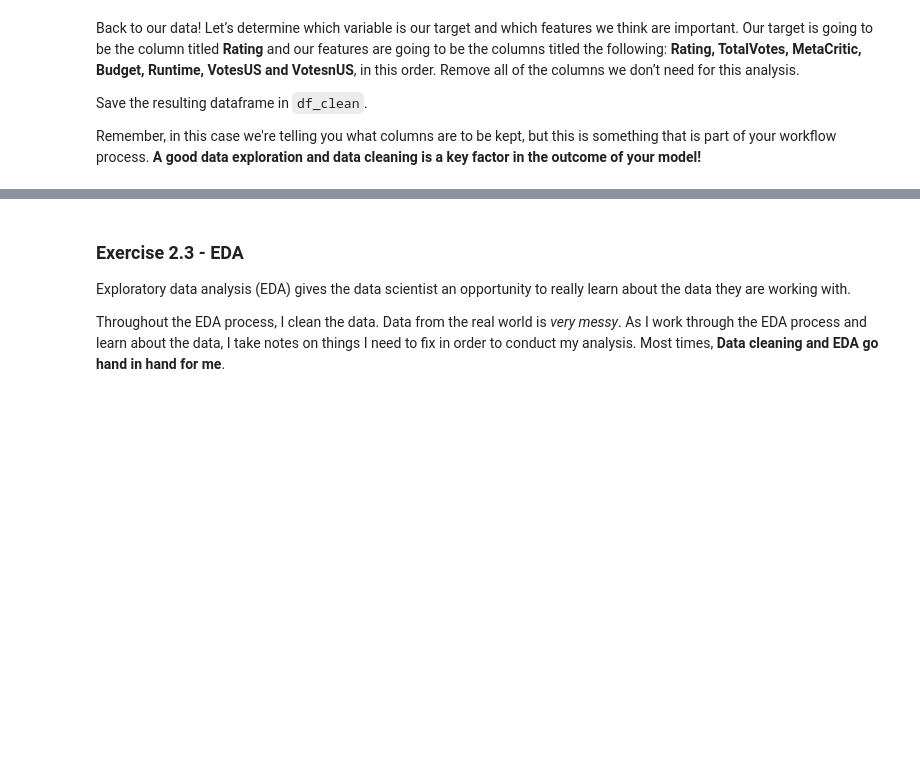
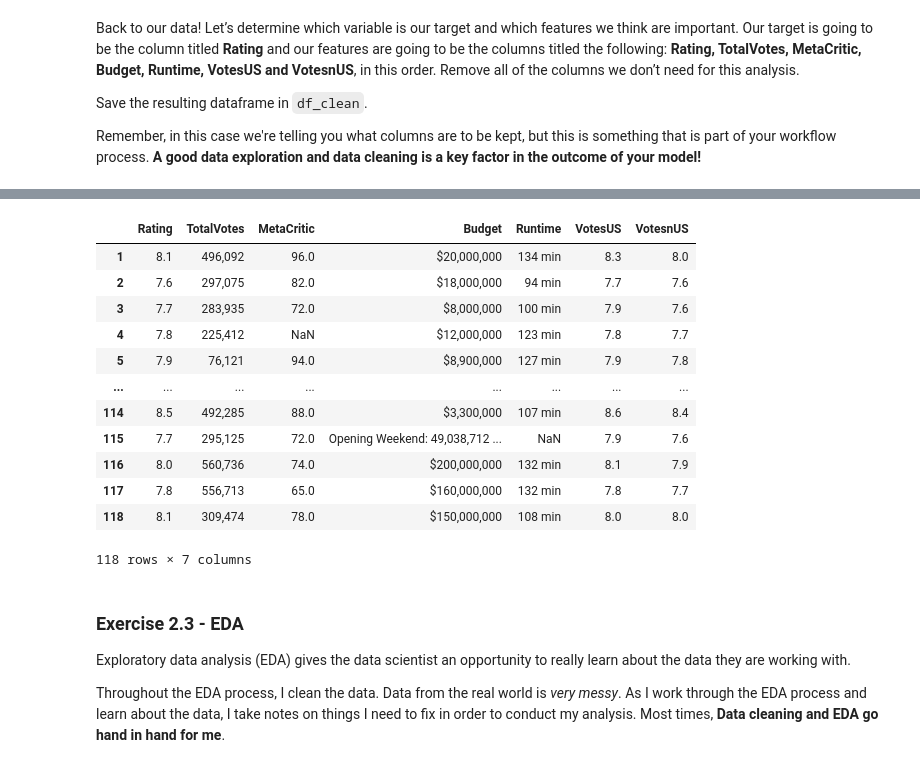
Before and after one commit to DarynaP/batch6-workspace, a Jupyter notebook: S01 - Bootcamp and Binary Classification 2/SLU16 - Workflow/Exercise notebook.ipynb, the cells around one changed output, grey strips where cells are left out. Saved outputs shown, nothing was run; the diff lists cells and outputs as text; code cells hidden in the pictures; blank space fills up the shorter version.

```diff
--- a/S01 - Bootcamp and Binary Classification 2/SLU16 - Workflow/Exercise notebook.ipynb
+++ b/S01 - Bootcamp and Binary Classification 2/SLU16 - Workflow/Exercise notebook.ipynb
@@ -173,11 +183,33 @@ Remember, in this case we're telling you what columns are to be kept, but this i
 # %%
-#df_clean = ...
-# YOUR CODE HERE
-raise NotImplementedError()
+df_clean = df.drop(columns = ['Title', 'Genre1', 'Genre2', 'Genre3','ï..CVotes10', 'CVotes09',
+       'CVotes08', 'CVotes07', 'CVotes06', 'CVotes05', 'CVotes04', 'CVotes03',
+       'CVotes02', 'CVotes01', 'CVotesMale', 'CVotesFemale', 'CVotesU18',
+       'CVotesU18M', 'CVotesU18F', 'CVotes1829', 'CVotes1829M', 'CVotes1829F',
+       'CVotes3044', 'CVotes3044M', 'CVotes3044F', 'CVotes45A', 'CVotes45AM',
+       'CVotes45AF', 'CVotes1000', 'CVotesUS', 'CVotesnUS', 'VotesM', 'VotesF',
+       'VotesU18', 'VotesU18M', 'VotesU18F', 'Votes1829', 'Votes1829M',
+       'Votes1829F', 'Votes3044', 'Votes3044M', 'Votes3044F', 'Votes45A',
+       'Votes45AM', 'Votes45AF', 'VotesIMDB', 'Votes1000'])
 # %%
 assert isinstance(df_clean, pd.DataFrame), "Should be a dataframe"
 assert df_clean.shape == (118, 7), "The shape of the dataframe is different then expected. Have you dropped the uncessessary columns?"
 assert _hash([step.lower() for step in df_clean.columns], 'salt0') == 'a721c6ef4e309977818a8875f46459655f645b70', "One or more of your column headers is incorrect."
+# %%
+df_clean
+# %% [output]
+|  | Rating | TotalVotes | MetaCritic | Budget | Runtime | VotesUS | VotesnUS |
+| 1 | 8.1 | 496,092 | 96.0 | $20,000,000 | 134 min | 8.3 | 8.0 |
+| 2 | 7.6 | 297,075 | 82.0 | $18,000,000 | 94 min | 7.7 | 7.6 |
+| 3 | 7.7 | 283,935 | 72.0 | $8,000,000 | 100 min | 7.9 | 7.6 |
+| 4 | 7.8 | 225,412 | NaN | $12,000,000 | 123 min | 7.8 | 7.7 |
+| 5 | 7.9 | 76,121 | 94.0 | $8,900,000 | 127 min | 7.9 | 7.8 |
+| ... | ... | ... | ... | ... | ... | ... | ... |
+| 114 | 8.5 | 492,285 | 88.0 | $3,300,000 | 107 min | 8.6 | 8.4 |
+| 115 | 7.7 | 295,125 | 72.0 | Opening Weekend: 49,038,712 ... | NaN | 7.9 | 7.6 |
+| 116 | 8.0 | 560,736 | 74.0 | $200,000,000 | 132 min | 8.1 | 7.9 |
+| 117 | 7.8 | 556,713 | 65.0 | $160,000,000 | 132 min | 7.8 | 7.7 |
+| 118 | 8.1 | 309,474 | 78.0 | $150,000,000 | 108 min | 8.0 | 8.0 |
+118 rows × 7 columns
 # %% [markdown]
 ### Exercise 2.3 - EDA
 
```
Also changed, not shown: parts of 31 cells of this notebook.
